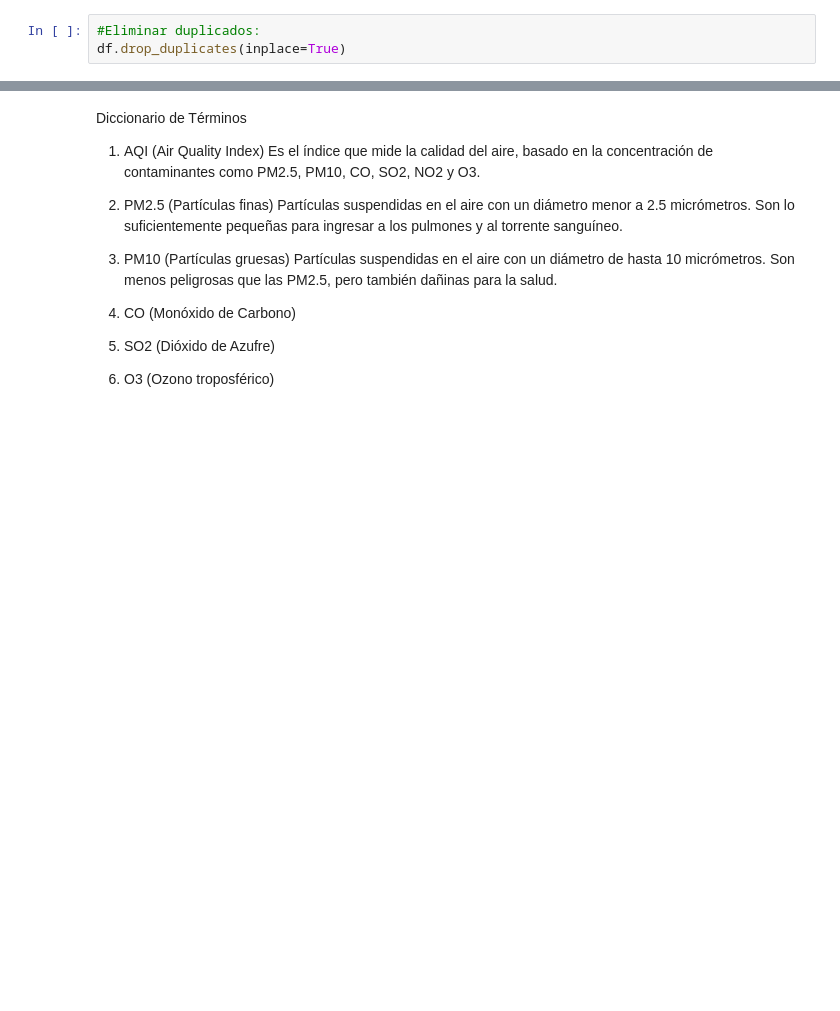
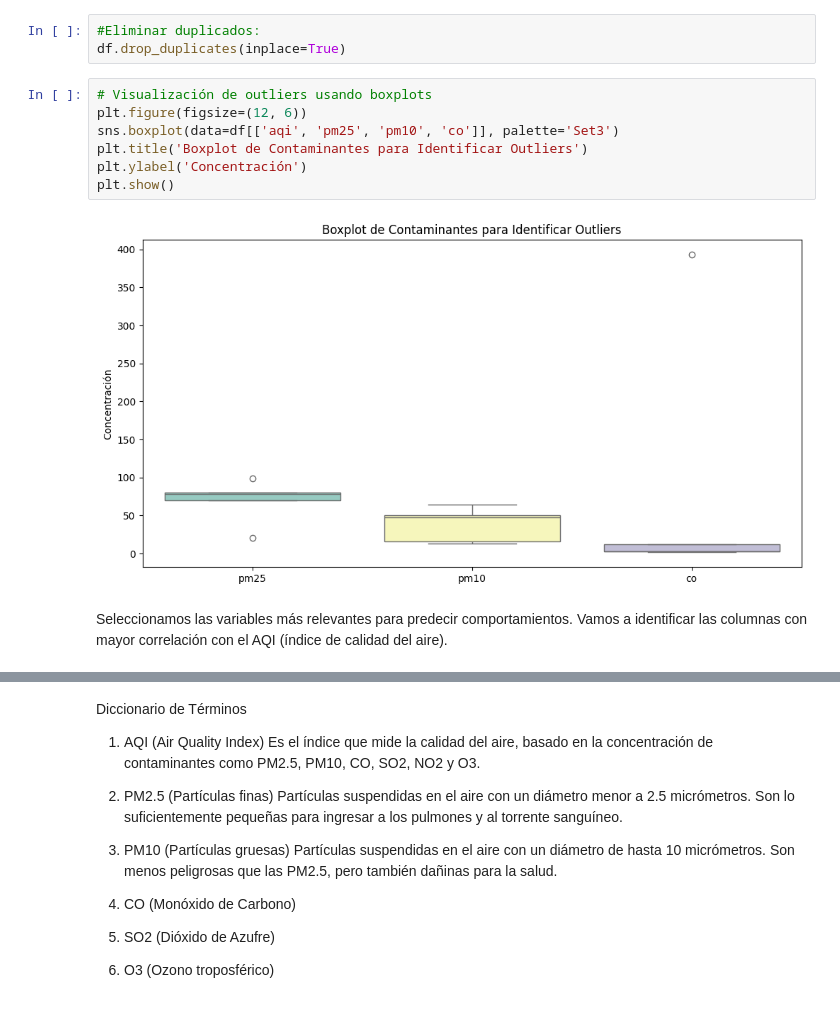
Before and after one commit to jhervacio/Proyecto_ParteI_Hervacio_Jose, a Jupyter notebook: Proyecto_ParteI_Hervacio_Jose.ipynb, the cells around one changed output, grey strips where cells are left out. Cells and saved outputs as stored; diff of their text form; blank space fills up the shorter version.

```diff
--- a/Proyecto_ParteI_Hervacio_Jose.ipynb
+++ b/Proyecto_ParteI_Hervacio_Jose.ipynb
@@ -153,3 +194,14 @@ print(df.duplicated().sum())  # Conteo de filas duplicadas
 # %%
 #Eliminar duplicados:
 df.drop_duplicates(inplace=True)
+# %%
+# Visualización de outliers usando boxplots
+plt.figure(figsize=(12, 6))
+sns.boxplot(data=df[['aqi', 'pm25', 'pm10', 'co']], palette='Set3')
+plt.title('Boxplot de Contaminantes para Identificar Outliers')
+plt.ylabel('Concentración')
+plt.show()
+# %% [output]
+[figure, added]
+# %% [markdown]
+Seleccionamos las variables más relevantes para predecir comportamientos. Vamos a identificar las columnas con mayor correlación con el AQI (índice de calidad del aire).
```
Also changed, not shown: parts of 51 cells of this notebook, 1 other file.
